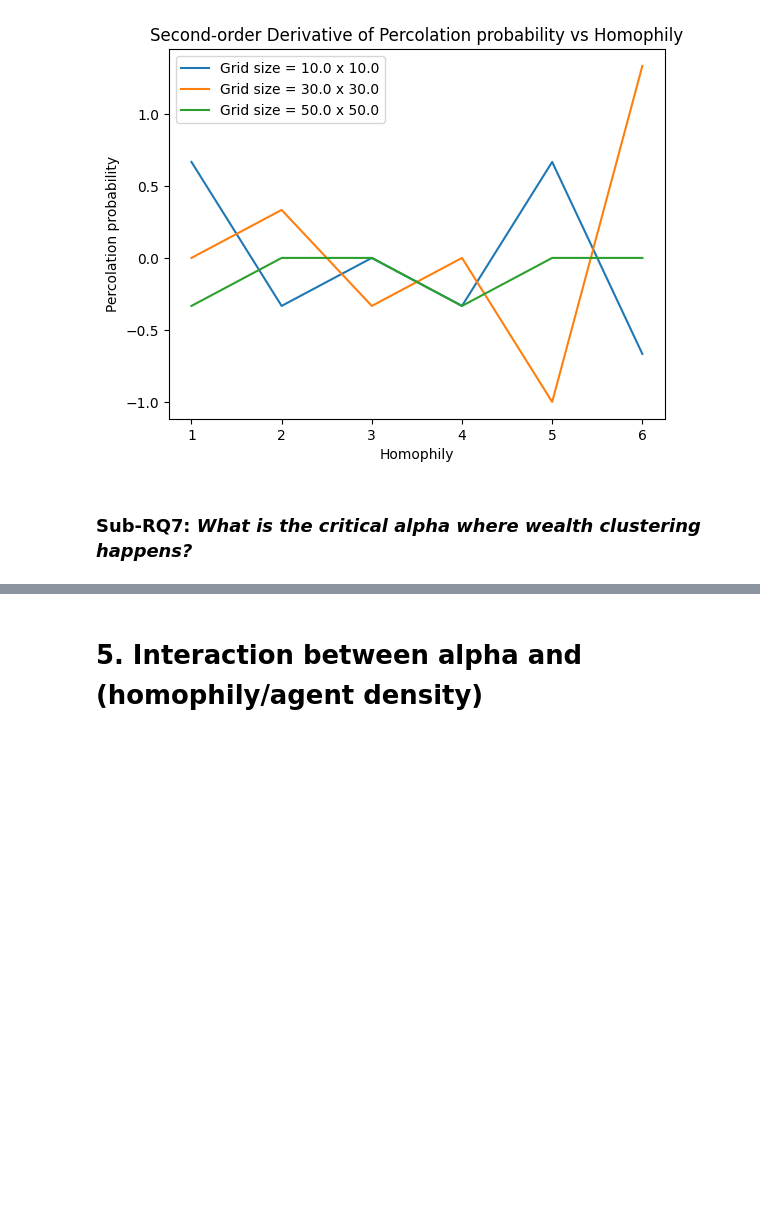
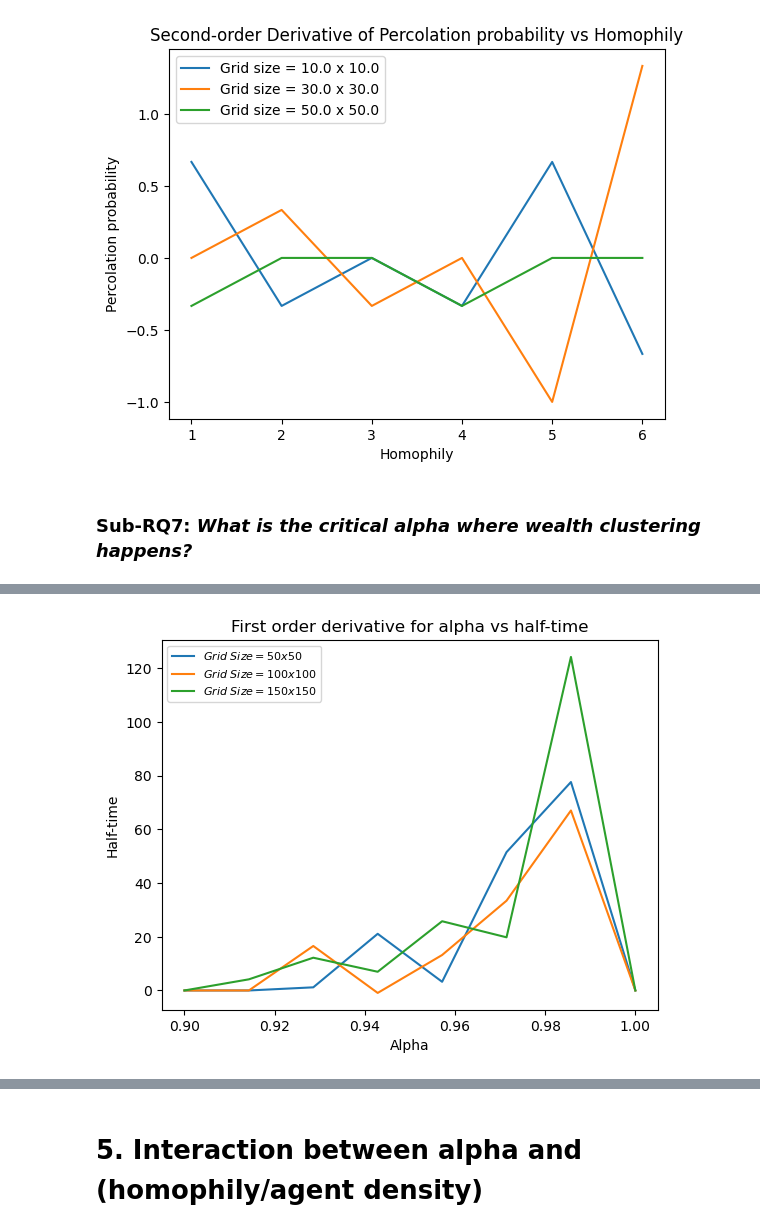
Before and after one commit to aM0NKE/ComplexSystemSimulation, a Jupyter notebook: mesa-schelling/analysis/final_analysisV2.ipynb, the cells around one changed output, grey strips where cells are left out. Saved outputs shown, nothing was run; the diff lists cells and outputs as text; code cells hidden in the pictures; blank space fills up the shorter version.

```diff
--- a/mesa-schelling/analysis/final_analysisV2.ipynb
+++ b/mesa-schelling/analysis/final_analysisV2.ipynb
@@ -829,3 +829,9 @@ plot_second_derivative(homophilies, probability_dict, 'Homophily')
 [figure]
 # %% [markdown]
 ### Sub-RQ7: *What is the **critical alpha** where wealth clustering happens?*
+# %%
+def derivative2(x,y):
+    derivative = np.zeros((len(x)))
+    for i in range(len(x)-1):
+        derivative[i] = (y[i] - y[i+1]) / (x[i] - x[i+1])
+    return derivative
@@ -831,0 +909,19 @@ plot_second_derivative(homophilies, probability_dict, 'Homophily')
+# %%
+# Calculating and plotting first-order derivative
+first_deriv = np.zeros((3,8))
+
+first_deriv[0] = derivative2(alpha_values, half_time_counts[0])
+first_deriv[1] = derivative2(alpha_values, half_time_counts[1])
+first_deriv[2] = derivative2(alpha_values, half_time_counts[2])
+
+# Plot the first order derivative
+for i, size in enumerate(size_values):
+    plt.title('First order derivative for alpha vs half-time')
+    plt.plot(alpha_values, first_deriv[i], label=r'$Grid\ Size = %i x %i$' % (size, size))
+
+plt.xlabel('Alpha')
+plt.ylabel('Half-time')
+plt.legend(prop={'size': 8})
+plt.show()
+# %% [output]
+[figure, added]
```
Also changed, not shown: parts of 3 cells of this notebook, 5 other files.
